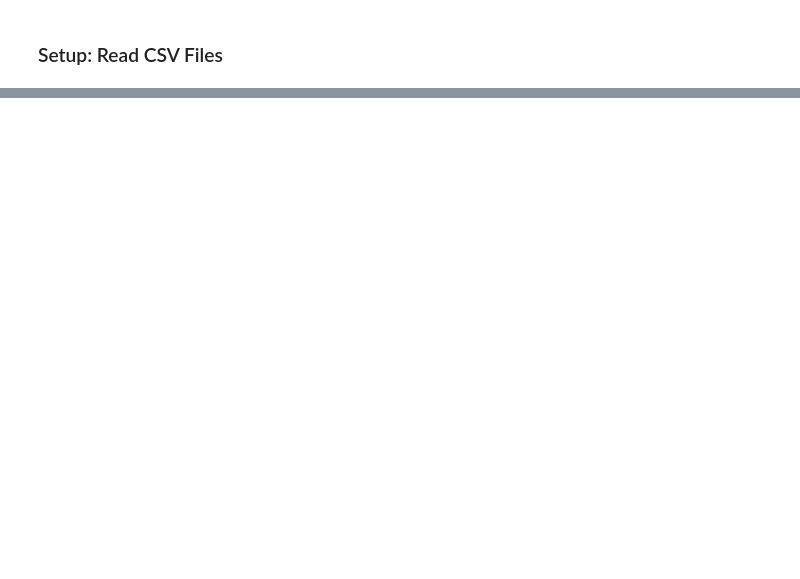
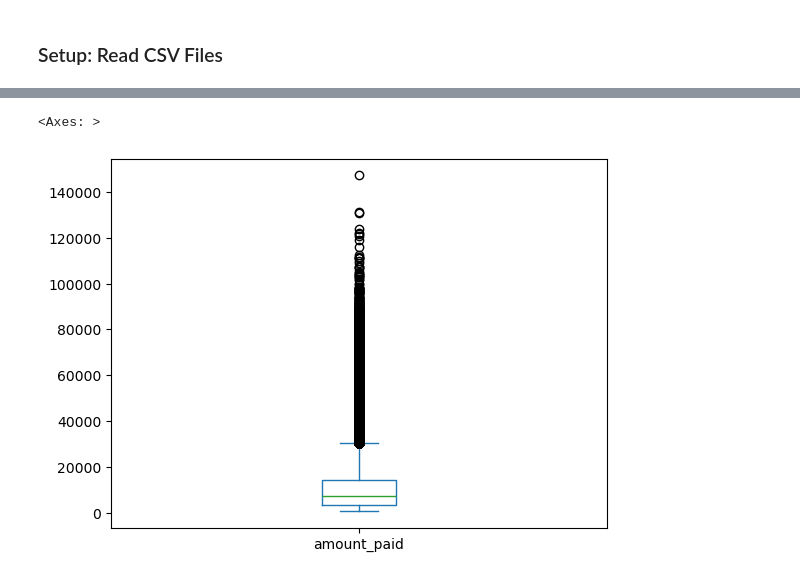
Before and after one commit to rohaa0831/Banking-Transactions, a Jupyter notebook: banking_transactions.ipynb, the cells around one changed output, grey strips where cells are left out. Drawn from its saved outputs; the diff is of its cells as text; code cells hidden in the pictures; blank space fills up the shorter version.

```diff
--- a/banking_transactions.ipynb
+++ b/banking_transactions.ipynb
@@ -96,0 +38,5 @@ plt.show()
+# %%
+loan_payment['amount_paid'].plot.box()
+# %% [output]
+<Axes: >
+[figure, added]
```
Also changed, not shown: parts of 19 cells of this notebook, 2 other files.
